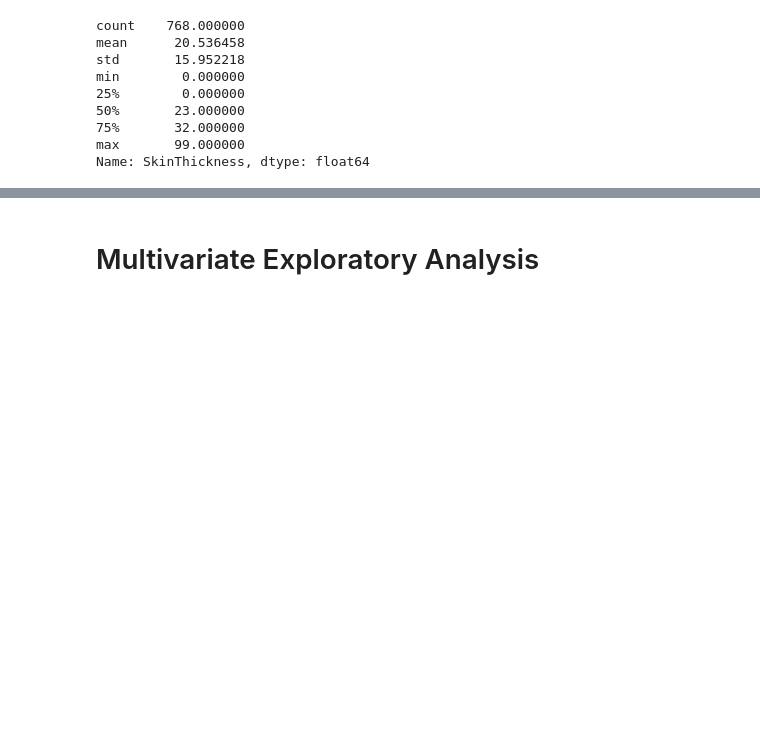
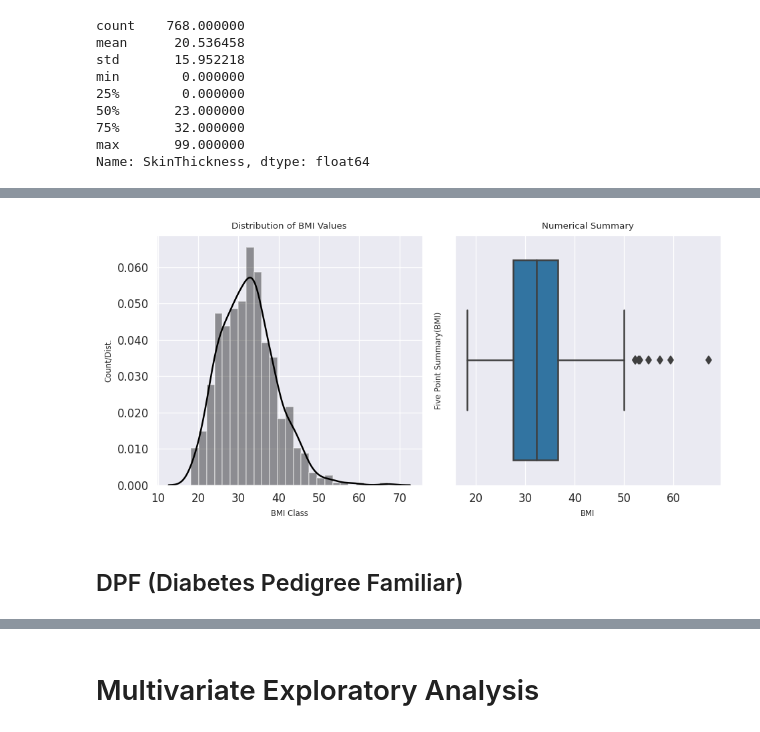
Before and after one commit to RufinoMartin/Diabetes, a Jupyter notebook: Diabetes_Insights.ipynb, the cells around one changed output, grey strips where cells are left out. Cells and saved outputs as stored; diff of their text form; code cells hidden in the pictures; blank space fills up the shorter version.

```diff
--- a/Diabetes_Insights.ipynb
+++ b/Diabetes_Insights.ipynb
@@ -328,0 +386,19 @@ violinplot(df.SkinThickness, data=df , orient="v")
+# %%
+fig,axes = plt.subplots(nrows=1,ncols=2,dpi=120,figsize = (8,4))
+
+plot0=sns.distplot(df[df['BMI']!=0]['BMI'],ax=axes[0],color='black')
+axes[0].yaxis.set_major_formatter(FormatStrFormatter('%.3f'))
+axes[0].set_title('Distribution of BMI Values',fontdict={'fontsize':8})
+axes[0].set_xlabel('BMI Class',fontdict={'fontsize':7})
+axes[0].set_ylabel('Count/Dist.',fontdict={'fontsize':7})
+plt.tight_layout()
+
+plot1=sns.boxplot(df[df['BMI']!=0]['BMI'],ax=axes[1],orient='v')
+axes[1].set_title('Numerical Summary',fontdict={'fontsize':8})
+axes[1].set_xlabel('BMI',fontdict={'fontsize':7})
+axes[1].set_ylabel(r'Five Point Summary(BMI)',fontdict={'fontsize':7})
+plt.tight_layout()
+# %% [output]
+[figure, added]
+# %% [markdown]
+## DPF (Diabetes Pedigree Familiar)
```
Also changed, not shown: parts of 30 cells of this notebook.
